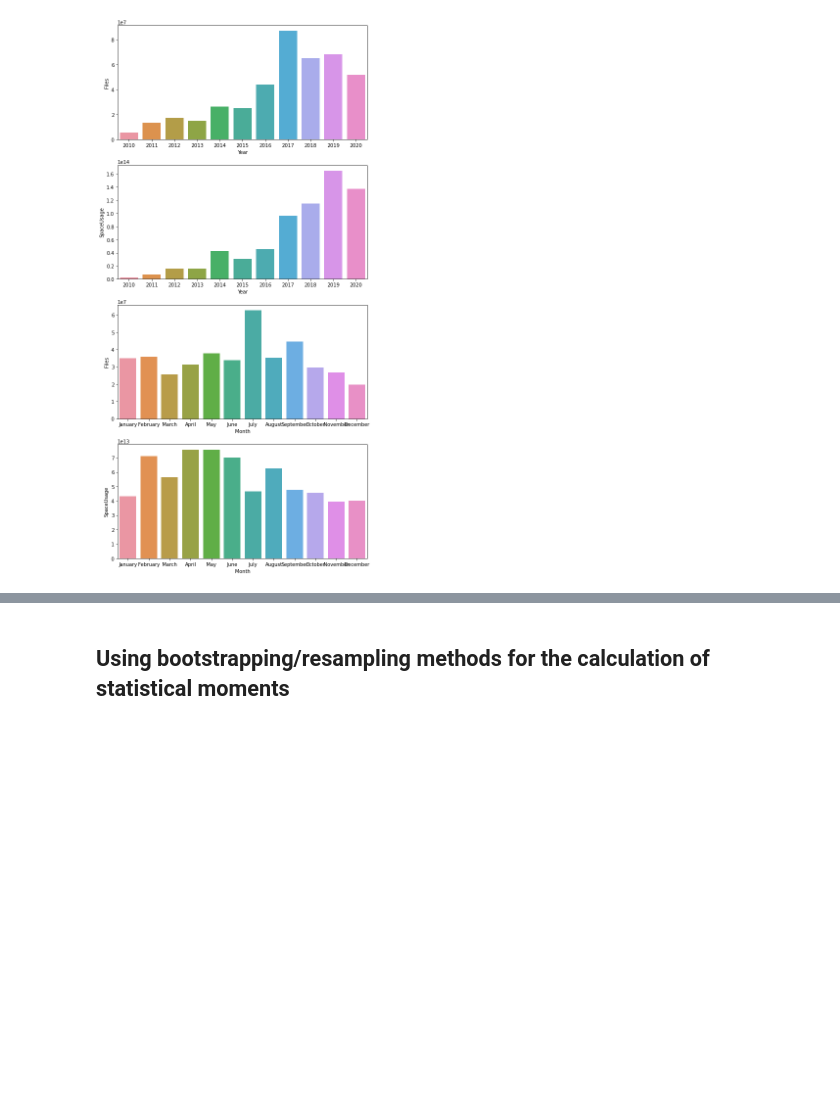
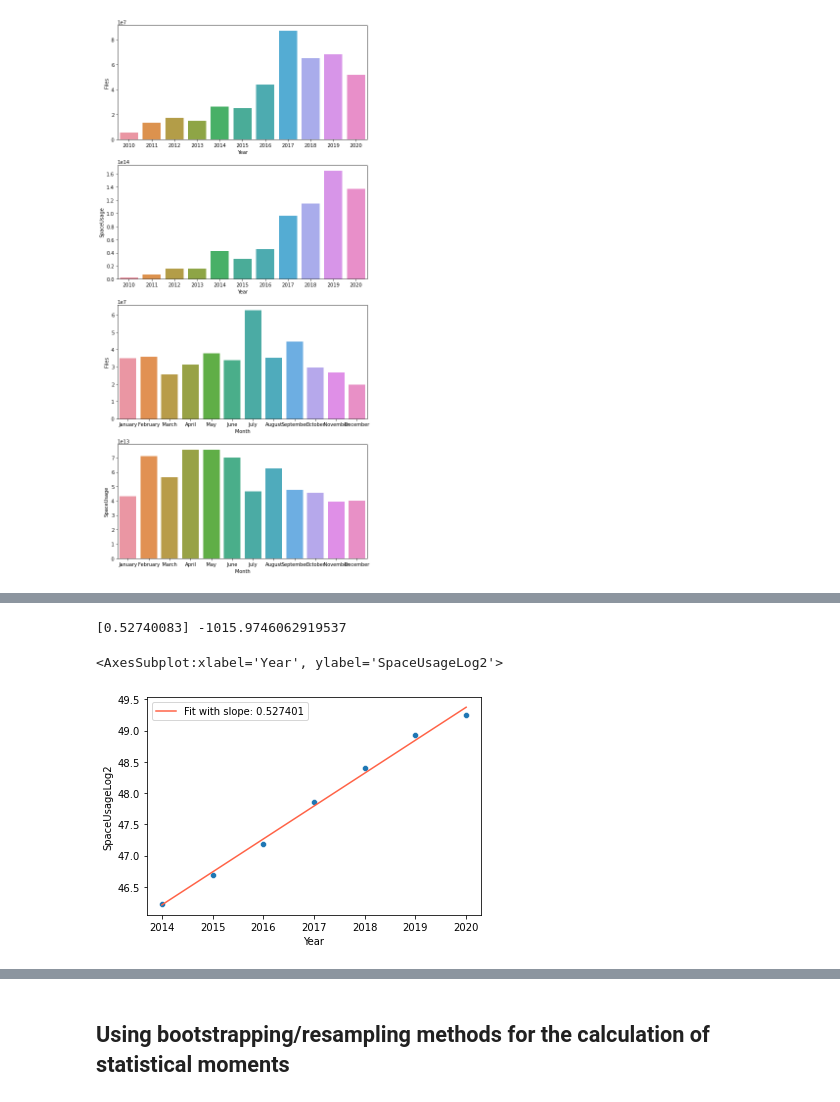
Before and after one commit to AaltoSciComp/data-analysis-workflows-course, a Jupyter notebook: python_exercises/ch3-python-lecture.ipynb, the cells around one changed output, grey strips where cells are left out. Cells and saved outputs as stored; diff of their text form; code cells hidden in the pictures; blank space fills up the shorter version.

```diff
--- a/python_exercises/ch3-python-lecture.ipynb
+++ b/python_exercises/ch3-python-lecture.ipynb
@@ -167,0 +206,20 @@ plt.savefig('newall_python.svg')
+# %%
+from sklearn import linear_model
+
+# Set up a linear model
+model1 = linear_model.LinearRegression()
+# Fit to the linear model. Notice that first argument needs to be 2D.
+model1.fit(fit_dataset[['Year']],fit_dataset['SpaceUsageLog2'])
+# Print model coefs
+print(model1.coef_, model1.intercept_)
+
+# Predict based on our model
+fit_dataset['SpaceUsagePredictedLog2'] = model1.predict(fit_dataset[['Year']])
+
+# Plot the data and our model
+sb.scatterplot(x='Year', y='SpaceUsageLog2', data=fit_dataset, ci=None)
+sb.lineplot(x='Year', y='SpaceUsagePredictedLog2', data=fit_dataset, color='tomato', label='Fit with slope: %f' % model1.coef_)
+# %% [output]
+[0.52740083] -1015.9746062919537
+<AxesSubplot:xlabel='Year', ylabel='SpaceUsageLog2'>
+[figure, added]
```
Also changed, not shown: parts of 46 cells of this notebook, 1 other file.
